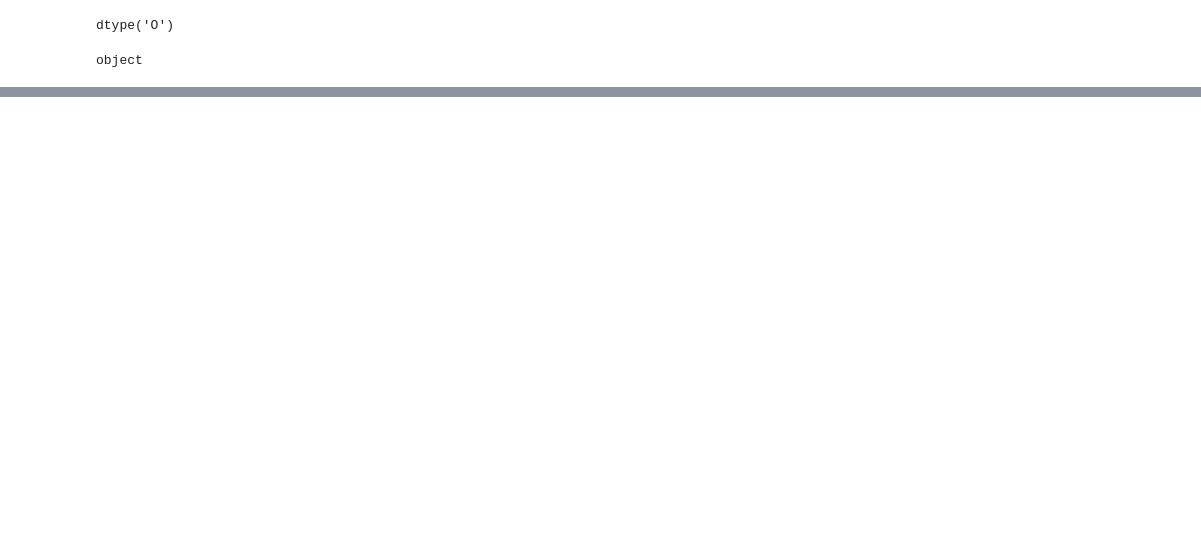
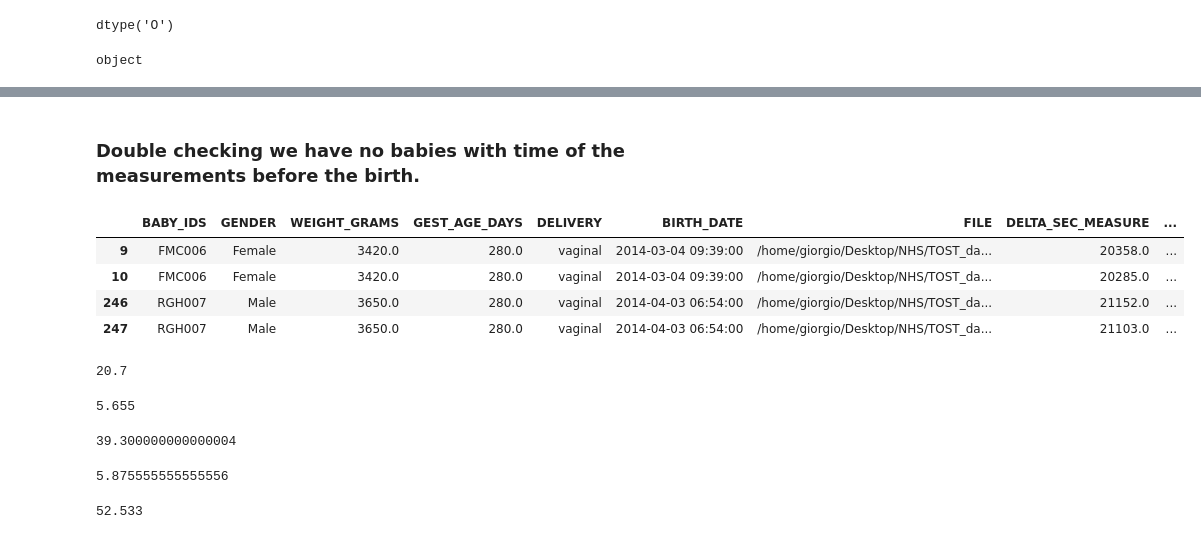
Before and after one commit to shisteve/NHS, a Jupyter notebook: 006_create_txt_average_values.ipynb, the cells around one changed output, grey strips where cells are left out. Cells and saved outputs as stored; diff of their text form; code cells hidden in the pictures; blank space fills up the shorter version.

```diff
--- a/006_create_txt_average_values.ipynb
+++ b/006_create_txt_average_values.ipynb
@@ -219,0 +244,35 @@ dtype: object
+# %% [markdown]
+### Double checking we have no babies with time of the measurements before the birth.
+# %%
+READBABY[READBABY['DELTA_SEC_MEASURE']<6*60*60.]
+# %% [output]
+|  | BABY_IDS | GENDER | WEIGHT_GRAMS | GEST_AGE_DAYS | DELIVERY | BIRTH_DATE | FILE | DELTA_SEC_MEASURE | ... |
+| 9 | FMC006 | Female | 3420.0 | 280.0 | vaginal | 2014-03-04 09:39:00 | /home/giorgio/Desktop/NHS/TOST_da... | 20358.0 | ... |
+| 10 | FMC006 | Female | 3420.0 | 280.0 | vaginal | 2014-03-04 09:39:00 | /home/giorgio/Desktop/NHS/TOST_da... | 20285.0 | ... |
+| 246 | RGH007 | Male | 3650.0 | 280.0 | vaginal | 2014-04-03 06:54:00 | /home/giorgio/Desktop/NHS/TOST_da... | 21152.0 | ... |
+| 247 | RGH007 | Male | 3650.0 | 280.0 | vaginal | 2014-04-03 06:54:00 | /home/giorgio/Desktop/NHS/TOST_da... | 21103.0 | ... |
+# %%
+# FMC006 minutes before 6 hours
+(6.*60*60-20358)/60
+# %% [output]
+20.7
+# %%
+# FMC006 hours after birth
+20358.0/60/60
+# %% [output]
+5.655
+# %%
+# 5 hours and 39 minutes
+0.655*60
+# %% [output]
+39.300000000000004
+# %%
+# RGH007 hours after birth
+21152.0/60/60
+# %% [output]
+5.875555555555556
+# %%
+# 5 hours and 39 minutes
+0.87555*60
+# %% [output]
+52.533
```
Also changed, not shown: parts of 13 cells of this notebook.
